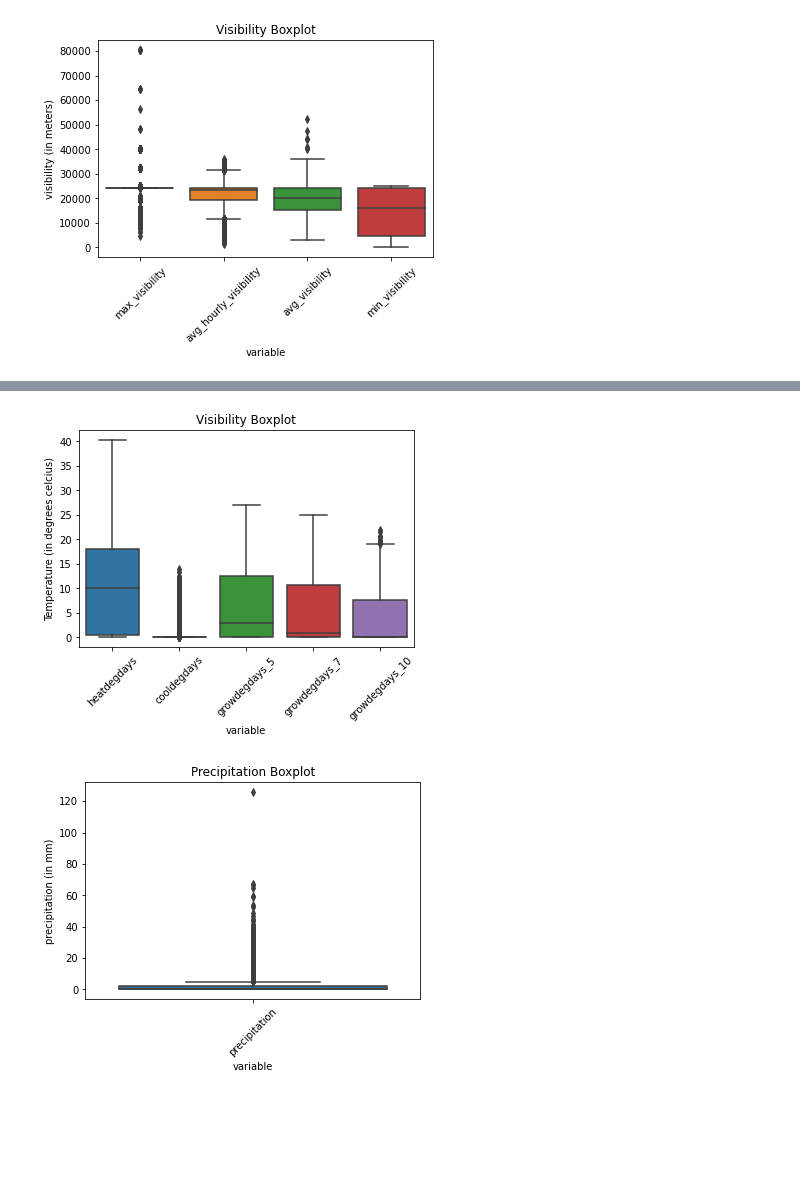
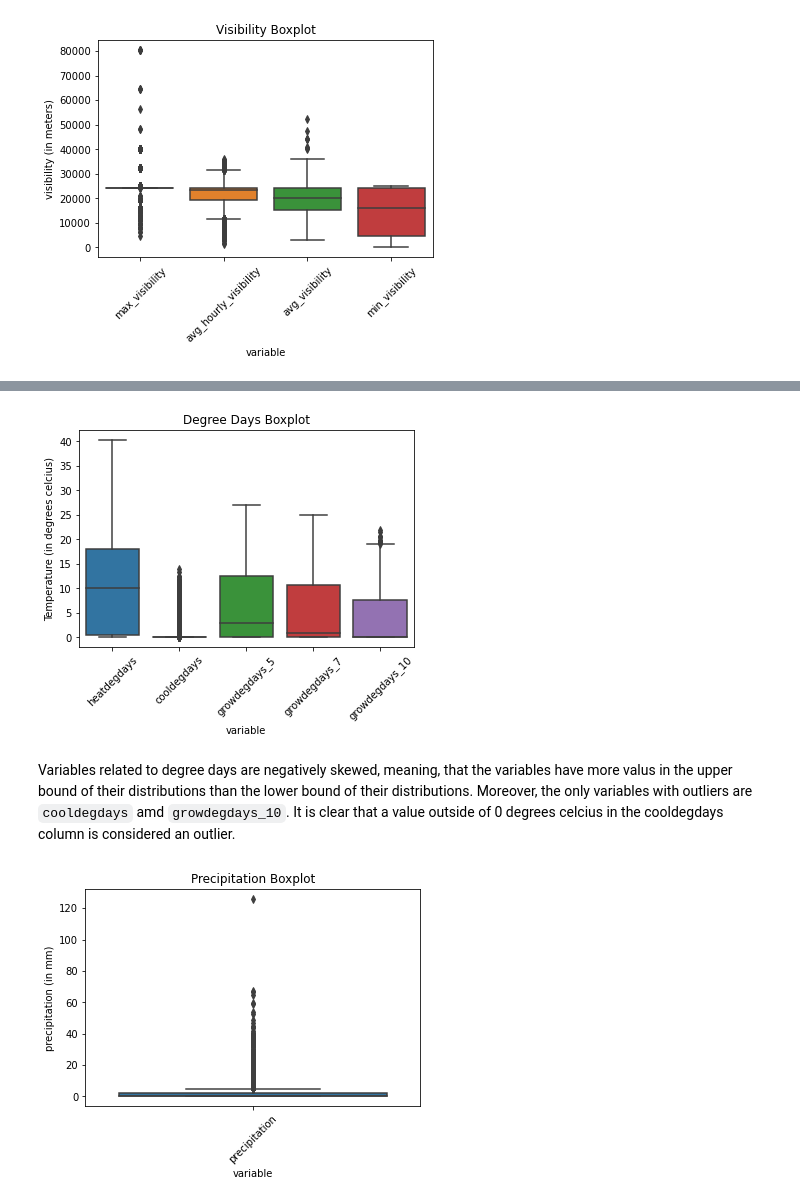
Before and after one commit to sampso29/Toronto-Rain-Prediction-, a Jupyter notebook: Final - Toronto Rain Prediction.ipynb, the cells around one changed output, grey strips where cells are left out. Cells and saved outputs as stored; diff of their text form; code cells hidden in the pictures; blank space fills up the shorter version.

Commit message:
added explanation for outliers section

```diff
--- a/Final - Toronto Rain Prediction.ipynb
+++ b/Final - Toronto Rain Prediction.ipynb
@@ -625,14 +642,16 @@ plt.show()
 # %%
 ## boxplot for Degree Days
 cols = ['heatdegdays','cooldegdays','growdegdays_5','growdegdays_7','growdegdays_10']
 degdays_box_data = data_reduced.melt(id_vars='date', value_vars= cols)
 sns.boxplot(x='variable', y='value', data= degdays_box_data)
 plt.xticks(rotation=45)
 plt.ylabel('Temperature (in degrees celcius)')
-plt.title('Visibility Boxplot')
+plt.title('Degree Days Boxplot')
 plt.show()
 # %% [output]
-[figure, old version]
+[figure, new version]
+# %% [markdown]
+Variables related to degree days are negatively skewed, meaning, that the variables have more valus in the upper bound of their distributions than the lower bound of their distributions. Moreover, the only variables with outliers are `cooldegdays` amd `growdegdays_10`. It is clear that a value outside of 0 degrees celcius in the cooldegdays column is considered an outlier.
 # %%
 # boxplot for precipitation
 cols = ['precipitation']
```
Also changed, not shown: parts of 17 cells of this notebook.
